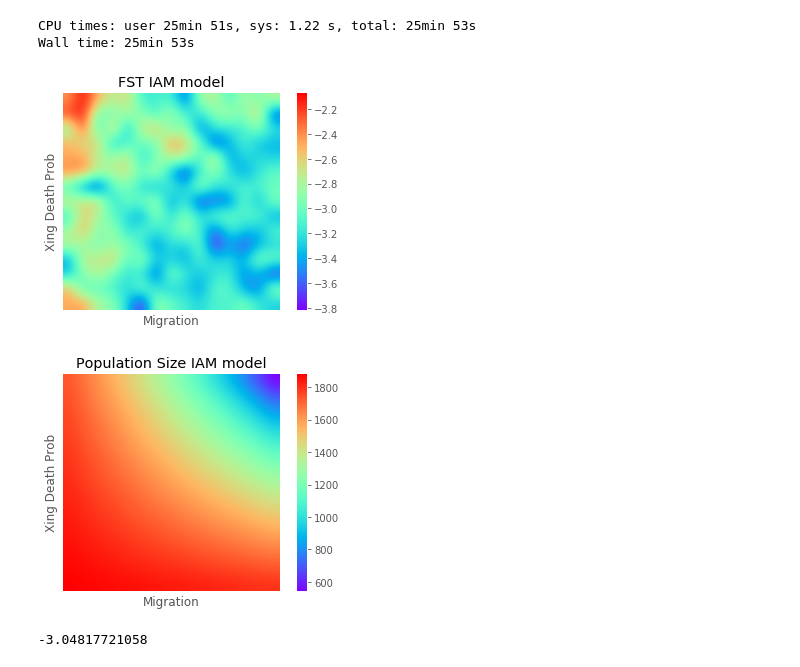
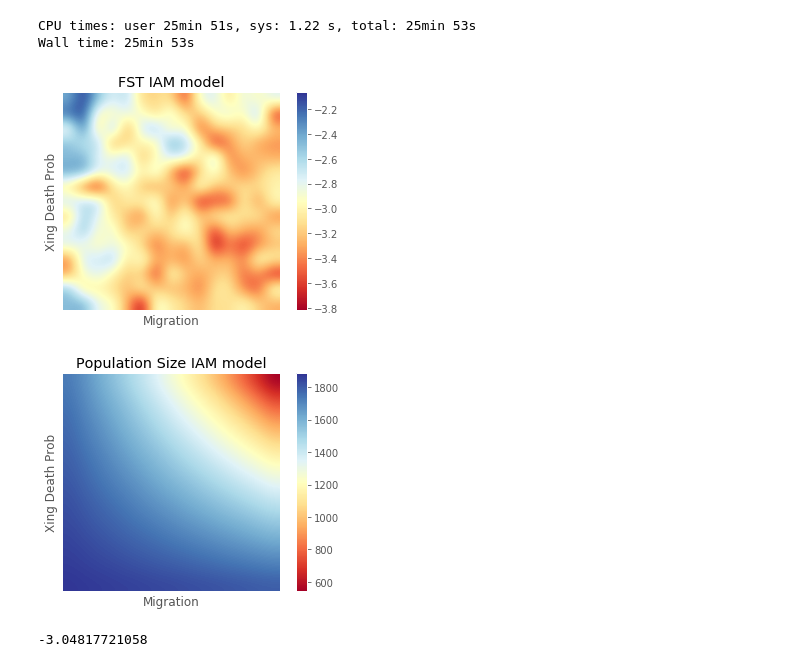
Before and after one commit to sanchestm/coyote-sim, a Jupyter notebook: coyote road project.ipynb, the cells around one changed output. Cells and saved outputs as stored; diff of their text form; code cells hidden in the pictures.

Commit message:
changing heatmap colormaps to make it pretier

```diff
--- a/coyote road project.ipynb
+++ b/coyote road project.ipynb
@@ -625,31 +625,31 @@ CPU times: user 25min 51s, sys: 1.22 s, total: 25min 53s
 Wall time: 25min 53s
 # %%
 
-plt.imshow(heatmap, origin = 'lower', cmap ='rainbow', interpolation = 'bicubic')
+plt.imshow(heatmap, origin = 'lower', cmap ='RdYlBu', interpolation = 'bicubic')
 plt.title('FST IAM model')
 plt.grid(False)
 plt.xticks([])
 plt.yticks([])
 plt.xlabel('Migration')
 plt.ylabel('Xing Death Prob')
 plt.colorbar()
 plt.savefig("heatmap_IAM", figsize= (15,15),  bbox_inches='tight', DPI = 300)
 plt.show()
 plt.close()
 
-plt.imshow(heatmap_pop, origin = 'lower',  cmap = 'rainbow', interpolation='bicubic')
+plt.imshow(heatmap_pop, origin = 'lower',  cmap = 'RdYlBu', interpolation='bicubic')
 plt.title('Population Size IAM model')
 plt.grid(False)
 plt.xticks([])
 plt.yticks([])
 plt.xlabel('Migration')
 plt.ylabel('Xing Death Prob')
 plt.colorbar()
 plt.savefig("heatmap_popIAM", figsize= (10,10),  bbox_inches='tight', DPI = 300)
 plt.show()
 # %% [output]
-[figure, old version]
+[figure, new version]
-[figure, old version]
+[figure, new version]
 # %%
 print(heatmap.mean())
 # %% [output]
```
Also changed, not shown: parts of 1 cell of this notebook, 4 other files.
